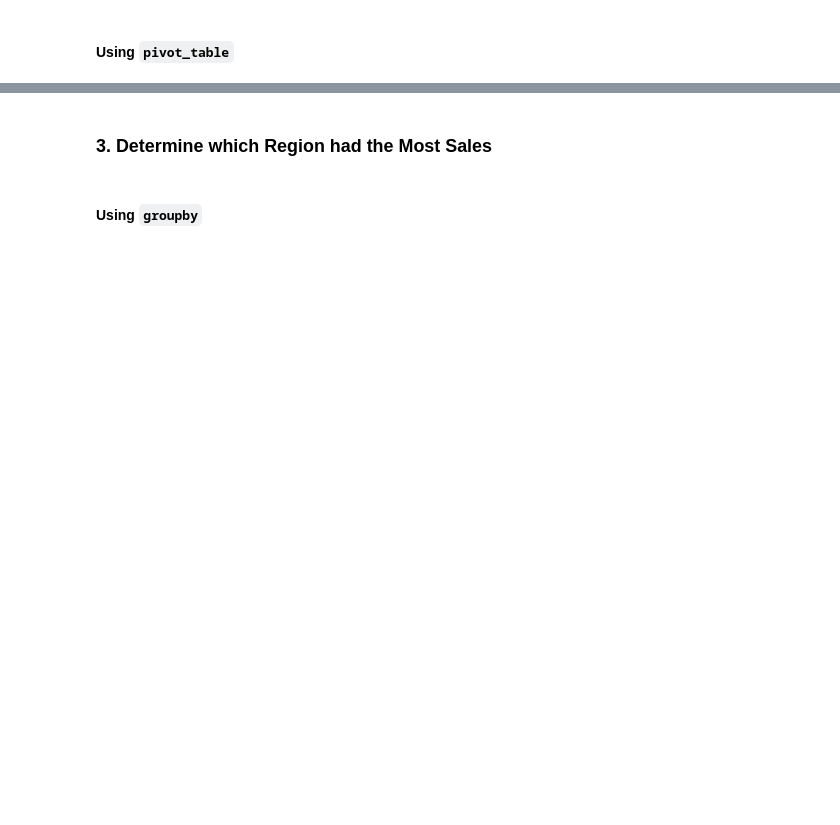
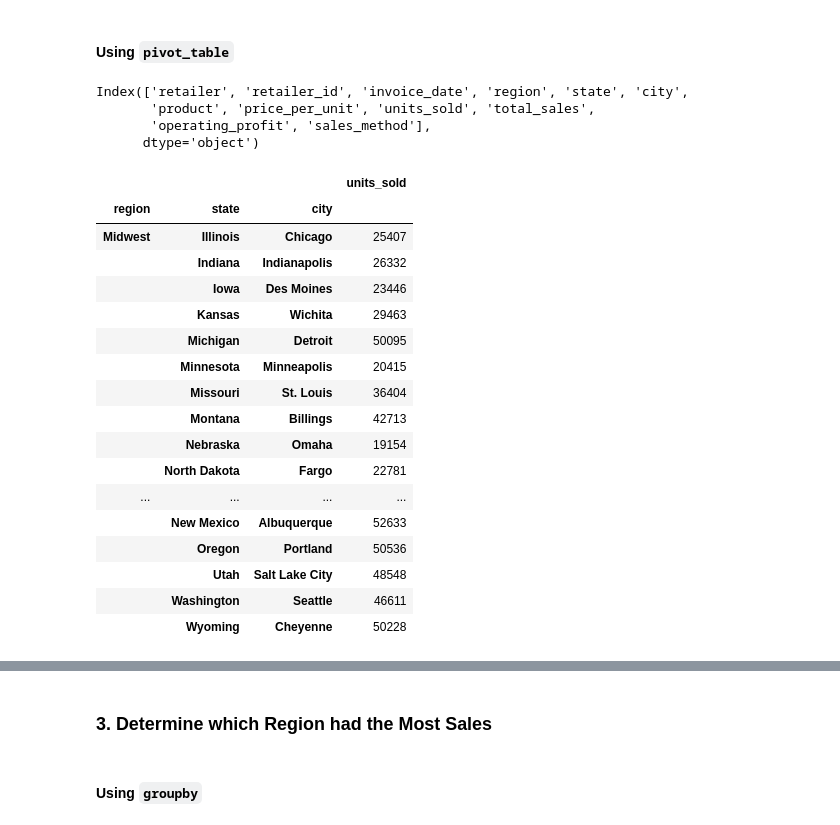
Before and after one commit to FLermaP/athletic_sales_analysis, a Jupyter notebook: athletic_sales_analysis_starter_code.ipynb, the cells around one changed output, grey strips where cells are left out. Saved outputs shown, nothing was run; the diff lists cells and outputs as text; code cells hidden in the pictures; blank space fills up the shorter version.

```diff
--- a/athletic_sales_analysis_starter_code.ipynb
+++ b/athletic_sales_analysis_starter_code.ipynb
@@ -105,2 +139,4 @@ sales_2020_2021
 # %%
 # Convert the "invoice_date" to a datetime datatype
+sales_2020_2021['invoice_date']=pd.to_datetime(sales_2020_2021['invoice_date'])
+sales_2020_2021.head()
@@ -121,10 +195,35 @@ sales_2020_2021
 # %% [markdown]
 #### Using `pivot_table`
+# %%
+sales_2020_2021.columns
+# %% [output]
+Index(['retailer', 'retailer_id', 'invoice_date', 'region', 'state', 'city',
+       'product', 'price_per_unit', 'units_sold', 'total_sales',
+       'operating_profit', 'sales_method'],
+      dtype='object')
 # %%
 # Show the number products sold for region, state, and city.
-
-
-# Rename the "units_sold" column to "Total_Products_Sold"
-
-
-# Show the top 5 results.
+sales_2020_2021_pivot=pd.pivot_table(sales_2020_2021,\
+                                     index=['region', 'state', 'city'],
+                                     values='units_sold',
+                                     aggfunc='sum')
+sales_2020_2021_pivot.head()
+# %% [output]
+|  |  |  | units_sold |
+| region | state | city |  |
+| Midwest | Illinois | Chicago | 25407 |
+|  | Indiana | Indianapolis | 26332 |
+|  | Iowa | Des Moines | 23446 |
+|  | Kansas | Wichita | 29463 |
+|  | Michigan | Detroit | 50095 |
+|  | Minnesota | Minneapolis | 20415 |
+|  | Missouri | St. Louis | 36404 |
+|  | Montana | Billings | 42713 |
+|  | Nebraska | Omaha | 19154 |
+|  | North Dakota | Fargo | 22781 |
+| ... | ... | ... | ... |
+|  | New Mexico | Albuquerque | 52633 |
+|  | Oregon | Portland | 50536 |
+|  | Utah | Salt Lake City | 48548 |
+|  | Washington | Seattle | 46611 |
+|  | Wyoming | Cheyenne | 50228 |
```
Also changed, not shown: parts of 22 cells of this notebook.
